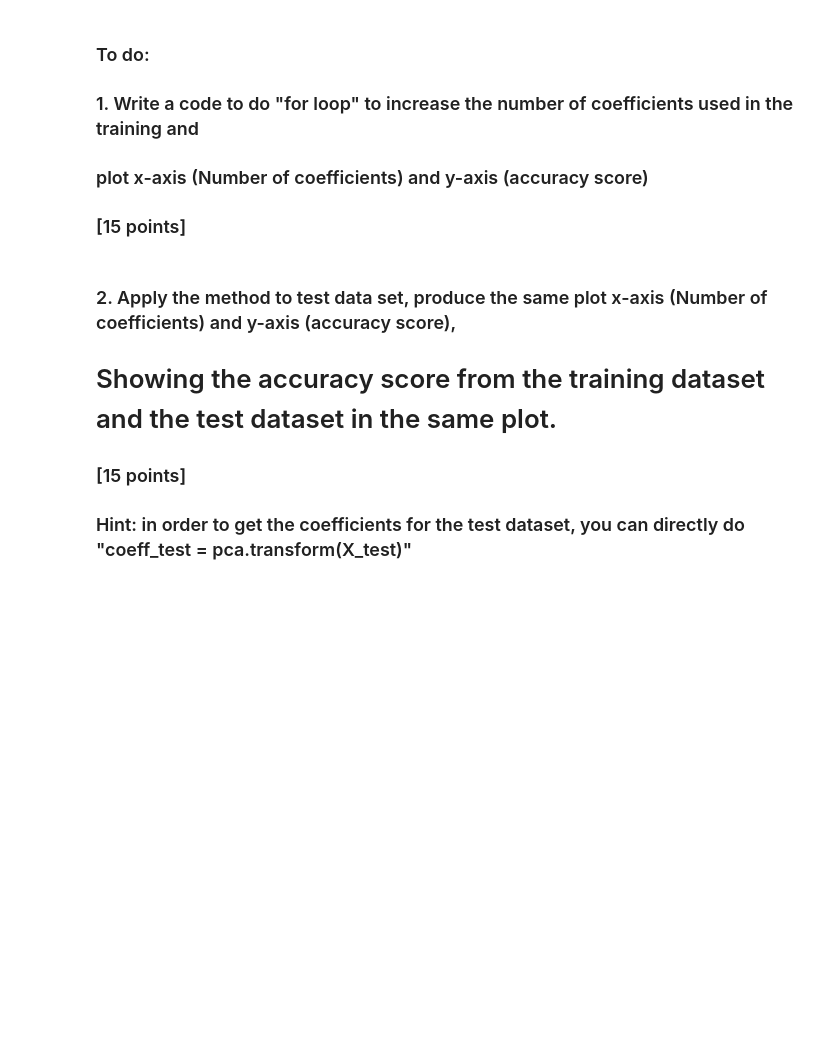
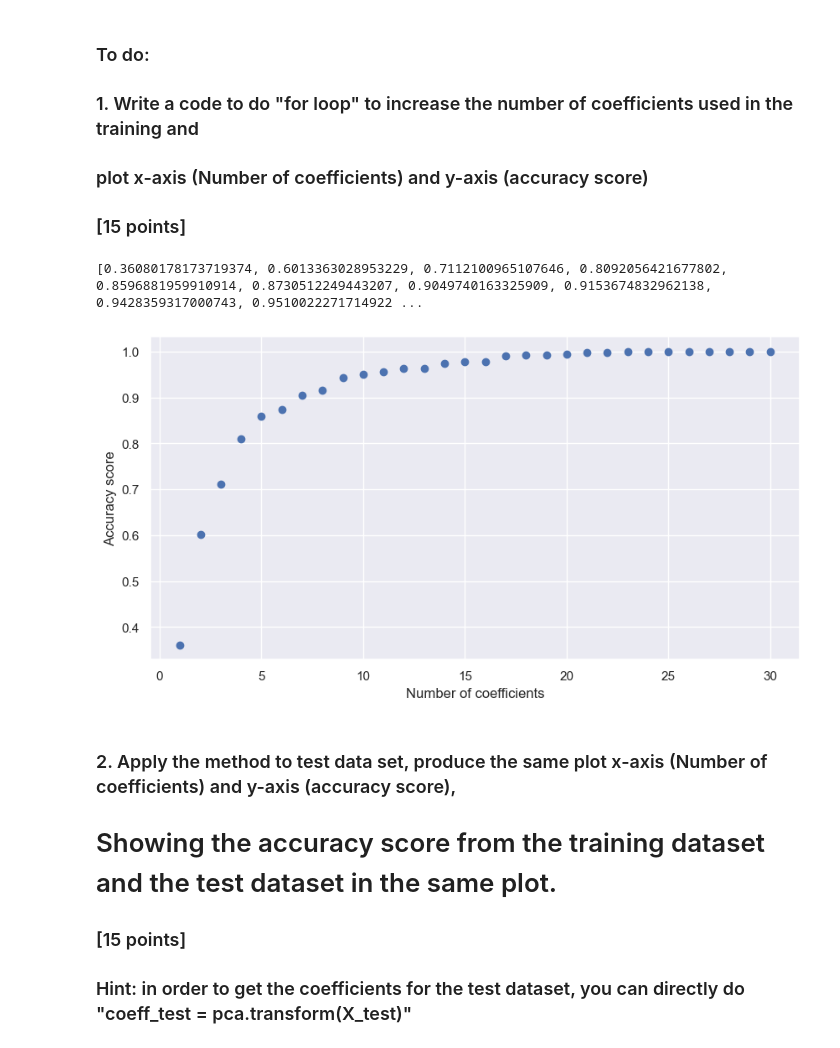
Before and after one commit to Didymos65803/113-1-fall-Data-Analysis-in-Astronomy, a Jupyter notebook: HW4/HW4 (1).ipynb, the cells around one changed output. Saved outputs shown, nothing was run; the diff lists cells and outputs as text; code cells hidden in the pictures; blank space fills up the shorter version.

```diff
--- a/HW4/HW4 (1).ipynb
+++ b/HW4/HW4 (1).ipynb
@@ -26,7 +26,7 @@ training = pf.open('Training.fits')
 # %%
 X_train = training[0].data
 y_train = training[1].data
-test = pf.open('Test.fits')
+test = pf.open('HW4/Test.fits')
 
 X_test = test[0].data
 y_test = test[1].data
@@ -91,6 +91,34 @@ plt.scatter(coeff[:,0],coeff[:,1],c=number_pred,cmap=plt.cm.get_cmap('Spectral',
 ### 1. Write a code to do "for loop" to increase the number of coefficients used in the training and
 ### plot x-axis (Number of coefficients) and y-axis (accuracy score)
 ### [15 points]
+# %%
+### 1. Write a code to do "for loop" to increase the number of coefficients used in the training and
+
+#Apply the method to test data set, produce the same plot x-axis (Number of coefficients) and y-axis (accuracy score)
+
+coeff_t = pca.transform(X_test)
+accuracy_t = []
+accuracy = []
+
+for i in range(1,31):
+
+    lr = sl.LogisticRegression(max_iter=1000000)
+    lr.fit(coeff[:,:i],y_train)
+    number_pred = lr.predict(coeff[:,:i])
+    number_pred_t = lr.predict(coeff_t[:,:i])
+    accuracy.append(sm.accuracy_score(y_train,number_pred))
+    accuracy_t.append(sm.accuracy_score(y_test,number_pred_t))
+
+print(accuracy)
+### plot x-axis (Number of coefficients) and y-axis (accuracy score)
+plt.figure(figsize=(10,5))
+plt.scatter(range(1,31),accuracy)
+plt.xlabel('Number of coefficients')
+plt.ylabel('Accuracy score')
+plt.show()
+# %% [output]
+[0.36080178173719374, 0.6013363028953229, 0.7112100965107646, 0.8092056421677802, 0.8596881959910914, 0.8730512249443207, 0.9049740163325909, 0.9153674832962138, 0.9428359317000743, 0.9510022271714922 ...
+[figure, added]
 # %% [markdown]
 ### 2. Apply the method to test data set, produce the same plot x-axis (Number of coefficients) and y-axis (accuracy score),
 # Showing the accuracy score from the training dataset and the test dataset in the same plot.
```
Also changed, not shown: parts of 12 cells of this notebook, 4 other files.
